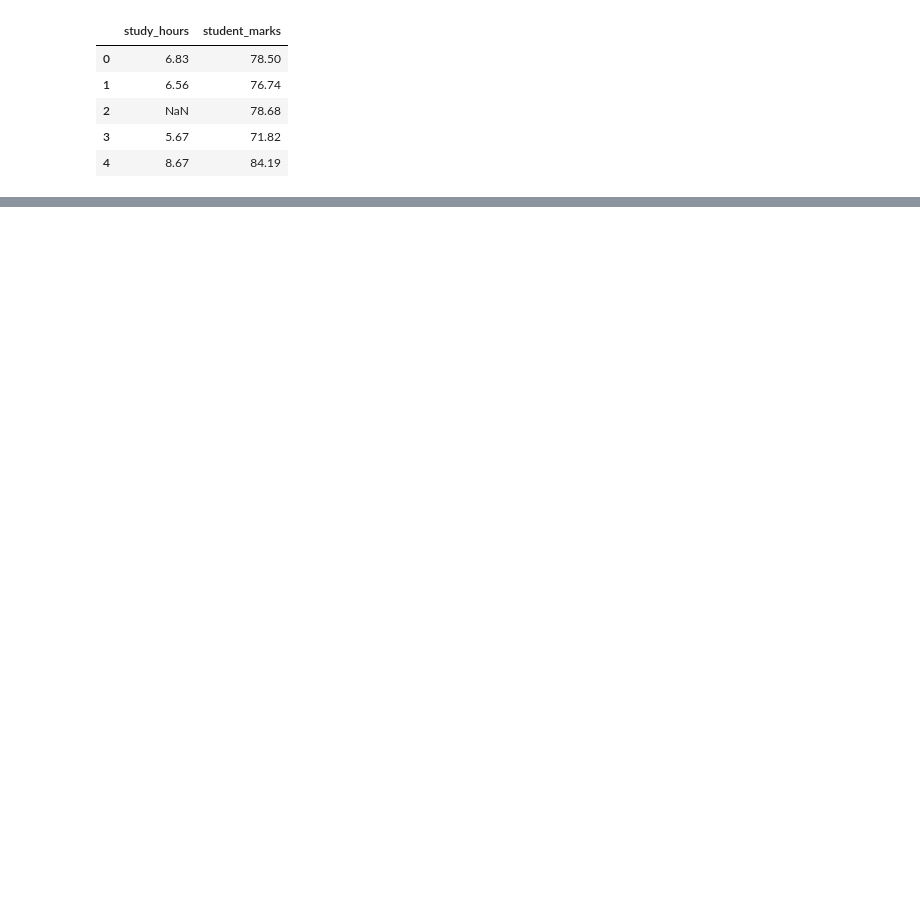
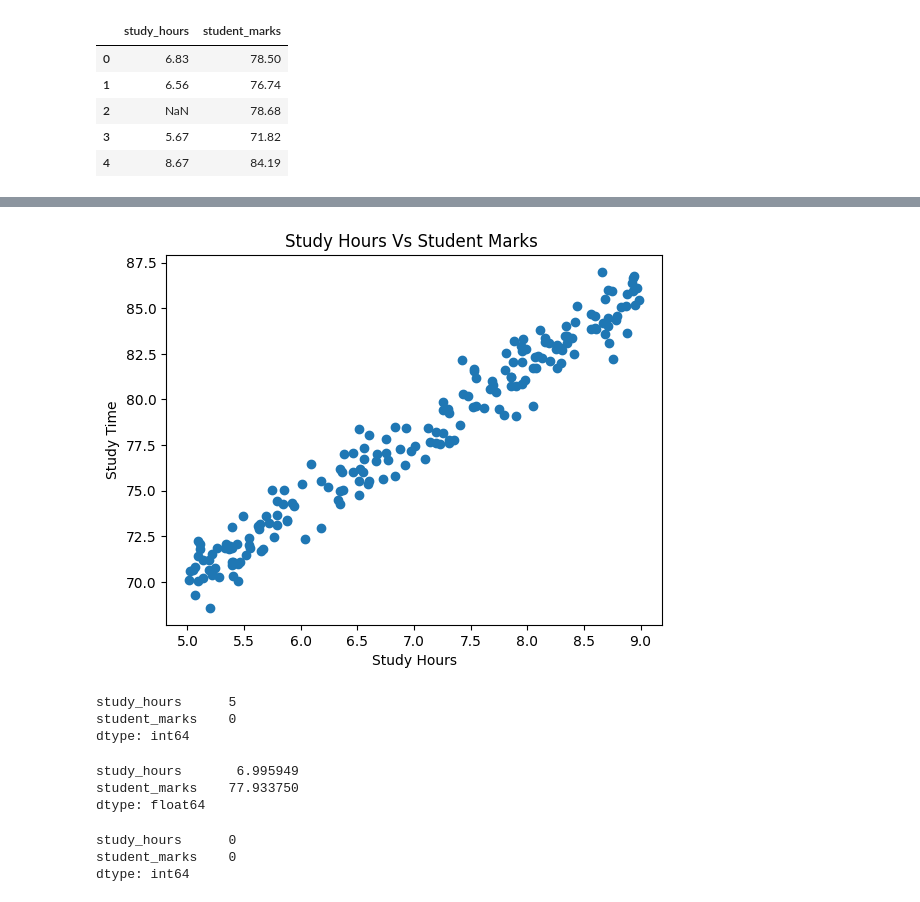
Before and after one commit to Derrick-Mulati/Student-Marks-Prediction, a Jupyter notebook: main.ipynb, the cells around one changed output, grey strips where cells are left out. Cells and saved outputs as stored; diff of their text form; code cells hidden in the pictures; blank space fills up the shorter version.

```diff
--- a/main.ipynb
+++ b/main.ipynb
@@ -17,0 +42,22 @@ data.head()
+# %%
+
+plt.scatter(x=data.study_hours,y=data.student_marks)
+plt.xlabel("Study Hours")
+plt.ylabel("Study Time")
+plt.title("Study Hours Vs Student Marks ")
+plt.show()
+# %% [output]
+[figure, added]
+# %%
+# Data Cleaning
+data.isnull().sum()
+# %% [output]
+study_hours      5
+student_marks    0
+dtype: int64
+# %%
+data.mean()
+# %% [output]
+study_hours       6.995949
+student_marks    77.933750
+dtype: float64
@@ -17,0 +66,6 @@ data.head()
+# %%
+data2.isnull().sum()
+# %% [output]
+study_hours      0
+student_marks    0
+dtype: int64
```
Also changed, not shown: parts of 4 cells of this notebook.
